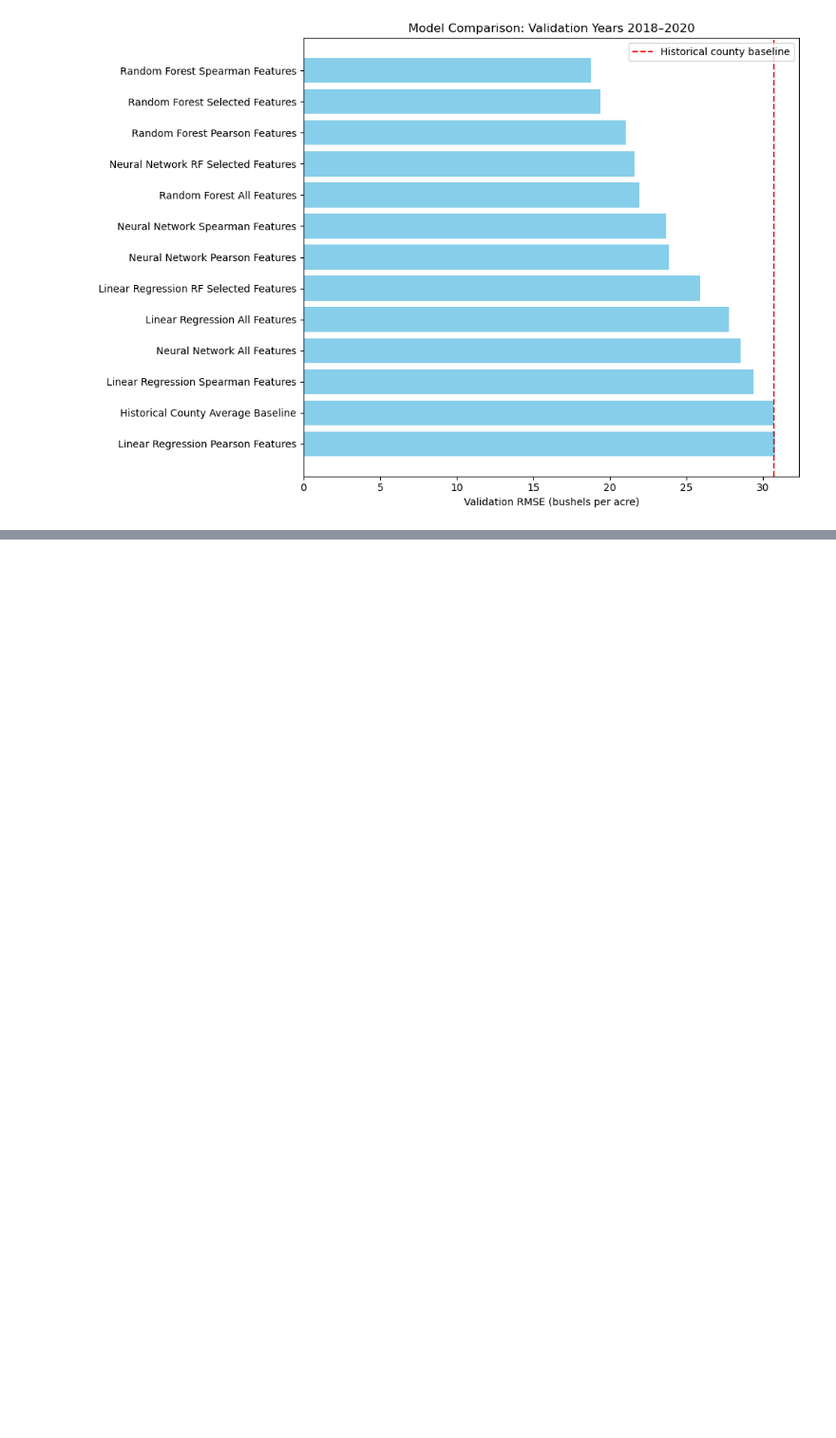
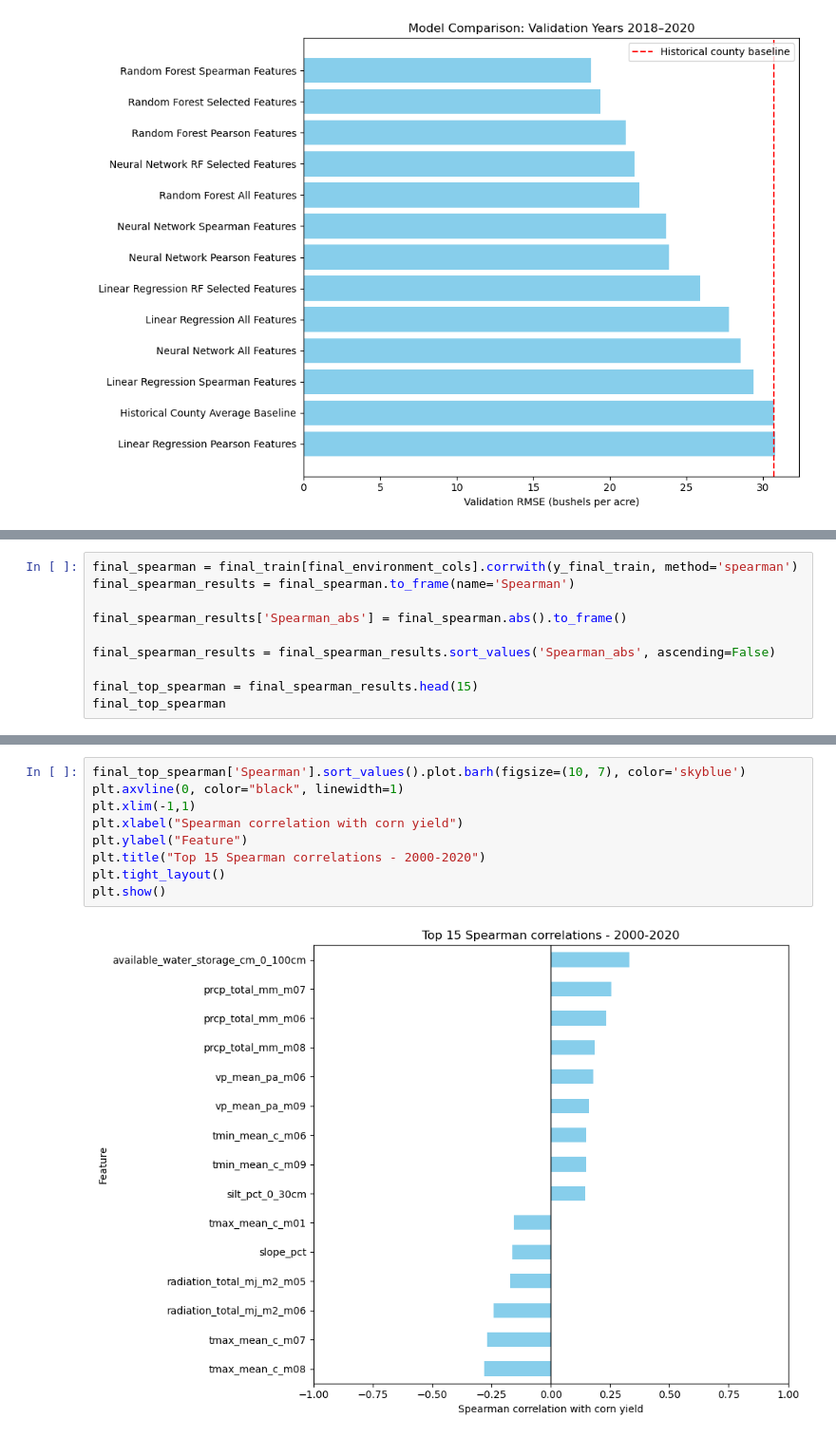
Before and after one commit to JTRIII/corn-yield-thesis, a Jupyter notebook: notebooks/06_model_evaluation_and_final_results.ipynb, the cells around one changed output, grey strips where cells are left out. Shown at 95% size. Cells and saved outputs as stored; diff of their text form; blank space fills up the shorter version.

```diff
--- a/notebooks/06_model_evaluation_and_final_results.ipynb
+++ b/notebooks/06_model_evaluation_and_final_results.ipynb
@@ -1759,0 +1862,10 @@ plt.show()
+# %%
+final_spearman = final_train[final_environment_cols].corrwith(y_final_train, method='spearman')
+final_spearman_results = final_spearman.to_frame(name='Spearman')
+
+final_spearman_results['Spearman_abs'] = final_spearman.abs().to_frame()
+
+final_spearman_results = final_spearman_results.sort_values('Spearman_abs', ascending=False)
+
+final_top_spearman = final_spearman_results.head(15)
+final_top_spearman
@@ -1759,0 +1908,11 @@ plt.show()
+# %%
+final_top_spearman['Spearman'].sort_values().plot.barh(figsize=(10, 7), color='skyblue')
+plt.axvline(0, color="black", linewidth=1)
+plt.xlim(-1,1)
+plt.xlabel("Spearman correlation with corn yield")
+plt.ylabel("Feature")
+plt.title("Top 15 Spearman correlations - 2000-2020")
+plt.tight_layout()
+plt.show()
+# %% [output]
+[figure, added]
```
Also changed, not shown: parts of 33 cells of this notebook.
